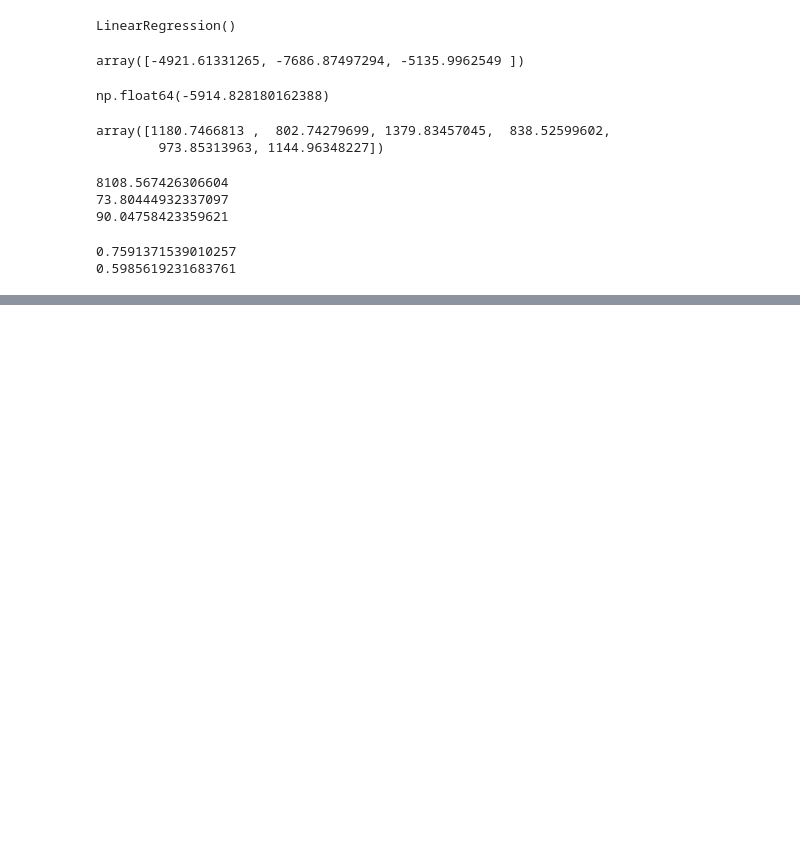
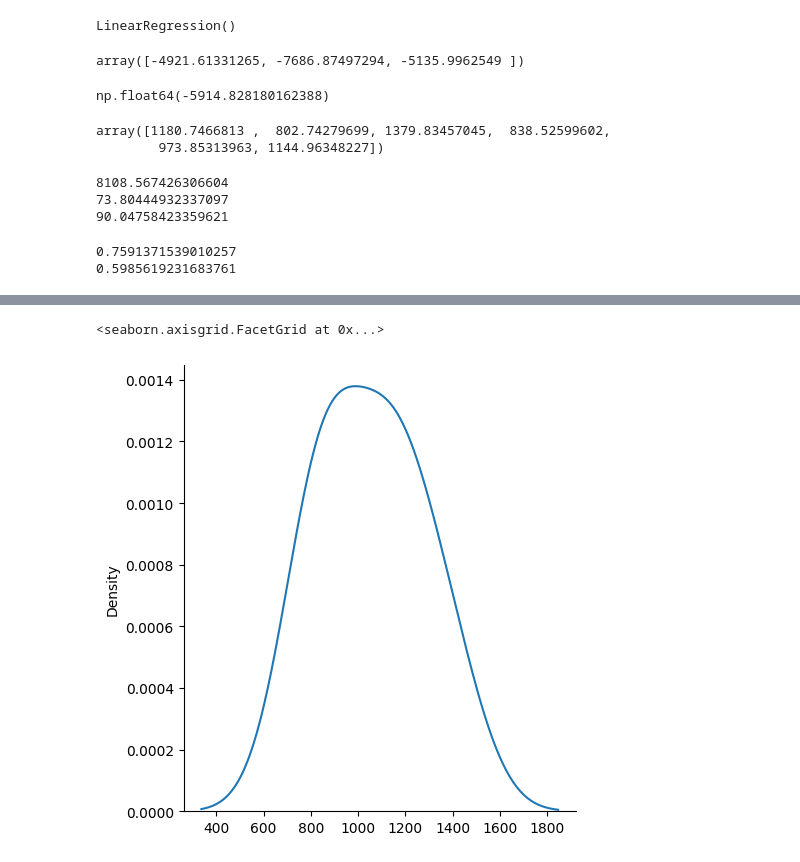
Before and after one commit to akkiyolo/Mapping-The-ML-journey, a Jupyter notebook: 18-simple and multiple linear regression/model_multiple_regression.ipynb, the cells around one changed output, grey strips where cells are left out. Cells and saved outputs as stored; diff of their text form; code cells hidden in the pictures; blank space fills up the shorter version.

```diff
--- a/18-simple and multiple linear regression/model_multiple_regression.ipynb
+++ b/18-simple and multiple linear regression/model_multiple_regression.ipynb
@@ -173,0 +186,6 @@ print(1-(1-score)*(len(y_test)-1)/(len(y_test)-x_test.shape[1]-1))
+# %%
+## plot this residuals
+sns.displot(residuals,kind='kde')
+# %% [output]
+<seaborn.axisgrid.FacetGrid at 0x...>
+[figure, added]
```
Also changed, not shown: parts of 8 cells of this notebook.
